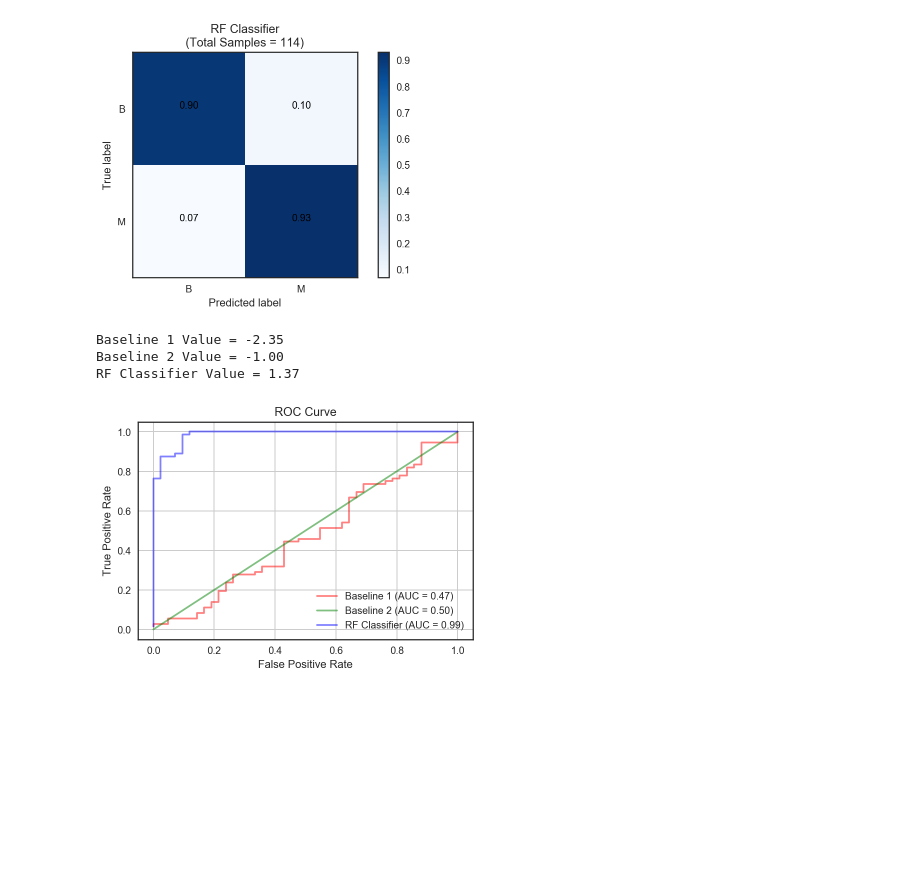
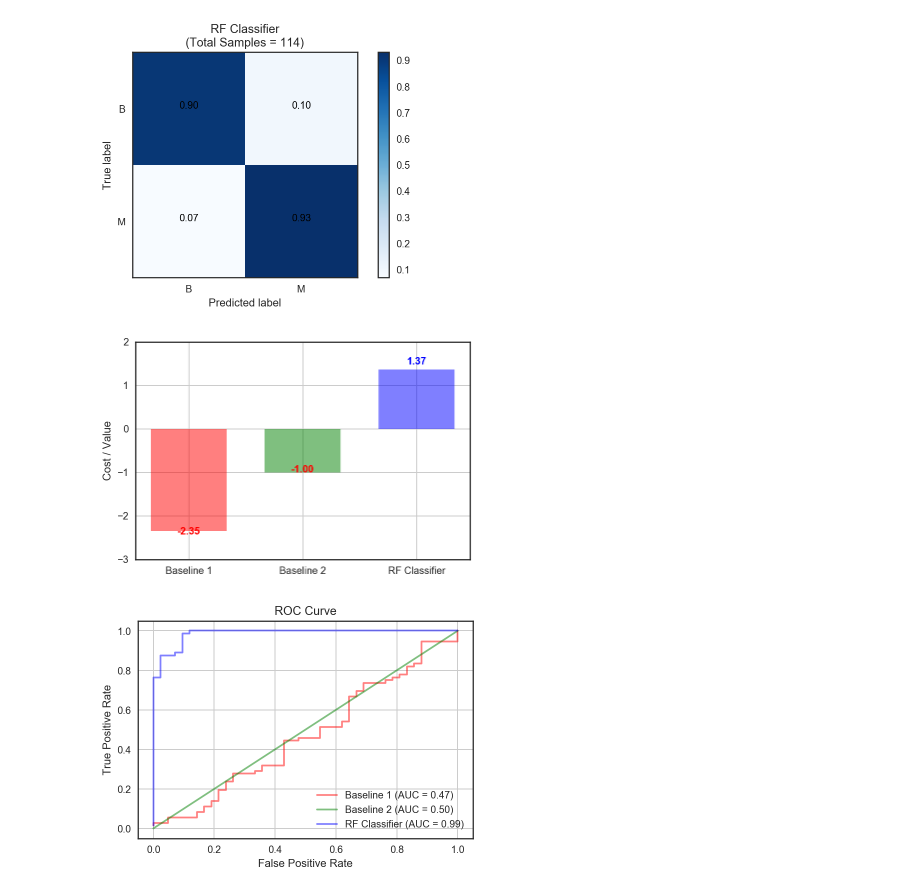
Before and after one commit to thampiman/msdn-digp-blog, a Jupyter notebook: measuring_model_goodness/Classification.ipynb, the cells around one changed output. Cells and saved outputs as stored; diff of their text form; code cells hidden in the pictures; blank space fills up the shorter version.

Commit message:
Value/cost bar plot added

```diff
--- a/measuring_model_goodness/Classification.ipynb
+++ b/measuring_model_goodness/Classification.ipynb
@@ -295,17 +295,40 @@ Normalized confusion matrix
 [[0.9  0.1 ]
  [0.07 0.93]]
 [figure]
-# %%
-b1_value = b1_cm_norm.flatten().dot(value_cost_matrix.flatten())
-b2_value = b2_cm_norm.flatten().dot(value_cost_matrix.flatten())
-rf_value = rf_cm_norm.flatten().dot(value_cost_matrix.flatten())
-print('Baseline 1 Value = %.2f' % b1_value)
-print('Baseline 2 Value = %.2f' % b2_value)
-print('RF Classifier Value = %.2f' % rf_value)
-# %% [output]
-Baseline 1 Value = -2.35
-Baseline 2 Value = -1.00
-RF Classifier Value = 1.37
+# %%
+# Function to compute value given unnormalised confusion matrix (cm) and value-cost matrix (vcm)
+compute_value = lambda cm, vcm: normalise_cm(cm).flatten().dot(vcm.flatten())
+
+b1_value = compute_value(b1_cm, value_cost_matrix)
+b2_value = compute_value(b2_cm, value_cost_matrix)
+rf_value = compute_value(rf_cm, value_cost_matrix)
+
+f, ax = plt.subplots()
+def autolabel(rect, color='blue'):
+    height = rect.get_height()
+    ax.text(rect.get_x() + rect.get_width()/2., 1.05*height,
+            '%.2f' % height,
+            ha='center', va='bottom', color=color, fontweight='bold')
+
+x = [0, 0.3, 0.6]
+y = [b1_value, b2_value, rf_value]
+rect_b1, rect_b2, rect_rf = ax.bar(x, y, alpha=0.5, width=0.2)
+rect_b1.set_facecolor('r')
+rect_b2.set_facecolor('g')
+rect_rf.set_facecolor('b')
+
+autolabel(rect_b1, color='red')
+autolabel(rect_b2, color='red')
+autolabel(rect_rf, color='blue')
+ax.set_ylim([-3, 2])
+
+ax.set_xticks(x)
+ax.set_xticklabels(['Baseline 1', 'Baseline 2', 'RF Classifier'])
+ax.grid(True)
+ax.set_ylabel('Cost / Value')
+f.savefig('images/value_cost_models.png', dpi=200, bbox_inches='tight');
+# %% [output]
+[figure, added]
 # %%
 b1_fpr, b1_tpr, b1_roc_th = roc_curve(df_test['target'], df_test['baseline_1_proba'])
 b2_fpr, b2_tpr, b2_roc_th = roc_curve(df_test['target'], df_test['baseline_2'])
```
Also changed, not shown: 1 other file.
